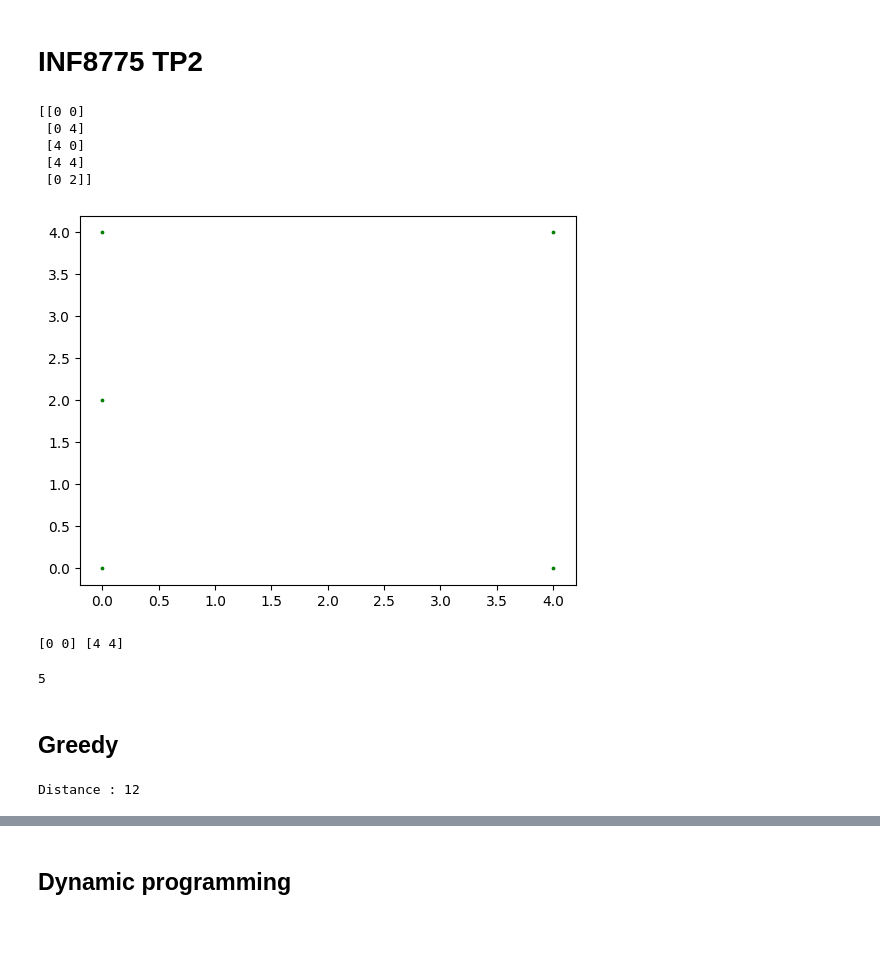
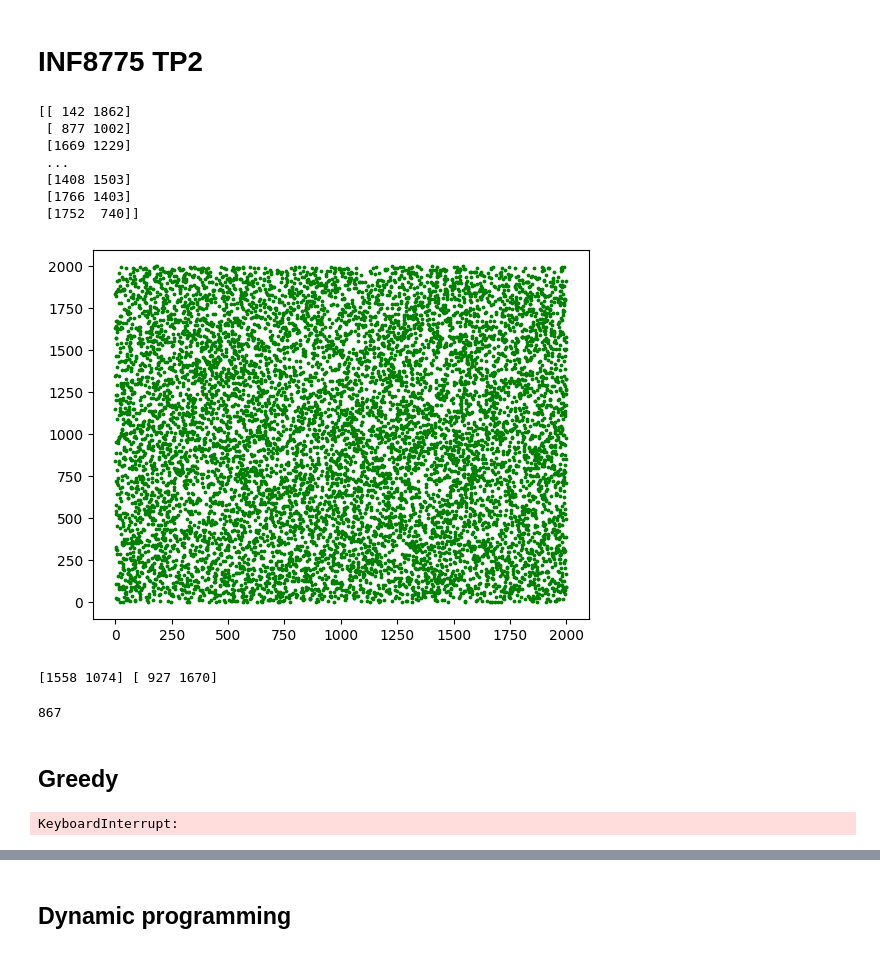
Before and after one commit to bassetmatt-school/INF8775-TP2, a Jupyter notebook: tp2.ipynb, the cells around one changed output, grey strips where cells are left out. Saved outputs shown, nothing was run; the diff lists cells and outputs as text; code cells hidden in the pictures.

```diff
--- a/tp2.ipynb
+++ b/tp2.ipynb
@@ -13,26 +13,28 @@ import matplotlib.pyplot as plt
 # %%
 def load_file(file: str):
     with open(file) as f:
         data = f.read().replace('\t', ' ').splitlines()
         N = int(data[0])
         oneLineMatrix = " ".join(data[1:]).split(' ')
         matrix = np.array(list(map(int, oneLineMatrix))).reshape(N, 2)
     return N, matrix
 
 
-file = "data/DP_N5_0"
+file = "data/N10000_0"
 n, m = load_file(file)
 # print(n)
 print(m)
 plt.scatter(m[:, 0], m[:, 1], color="green", s=3)
 plt.show()
 # %% [output]
-[[0 0]
- [0 4]
- [4 0]
- [4 4]
- [0 2]]
+[[ 142 1862]
+ [ 877 1002]
+ [1669 1229]
+ ...
+ [1408 1503]
+ [1766 1403]
+ [1752  740]]
-[figure, old version]
+[figure, new version]
 # %%
 
 def euclidianDist(a, b):
@@ -43,8 +45,8 @@ def euclidianDist(a, b):
 print(m[0], m[3])
 euclidianDist(m[0], m[3])
 # %% [output]
-[0 0] [4 4]
+[1558 1074] [ 927 1670]
-5
+867
 # %% [markdown]
 ## Greedy
 # %%
@@ -79,9 +81,10 @@ def greeddyTSP(T: np.ndarray):
 
 
 indexes, dist = greeddyTSP(m)
+dist += euclidianDist(m[indexes[0]], m[indexes[-1]])
 print(f"Distance : {dist}")
 # %% [output]
-Distance : 12
+KeyboardInterrupt:
 # %%
 X, Y = [], []
 for x in indexes:
```
Also changed, not shown: parts of 3 cells of this notebook.
